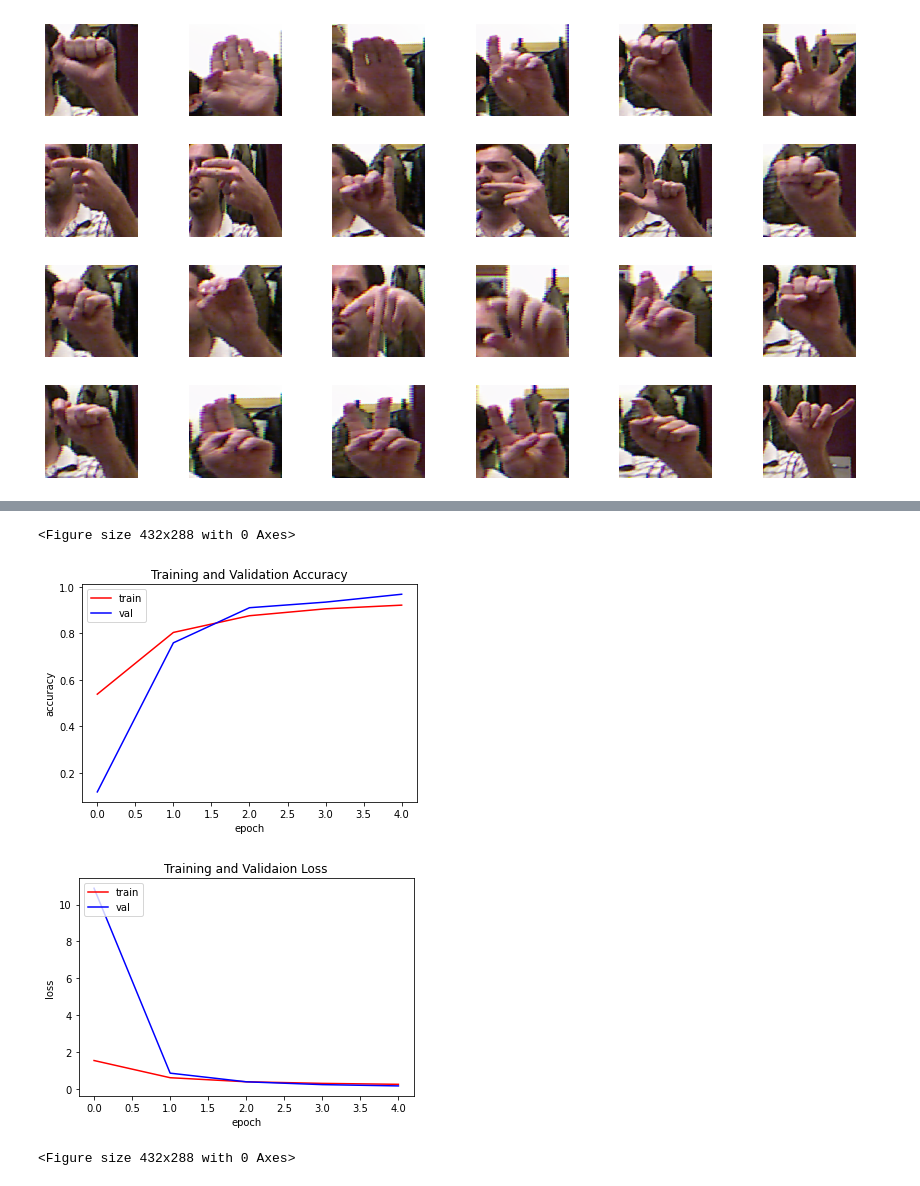
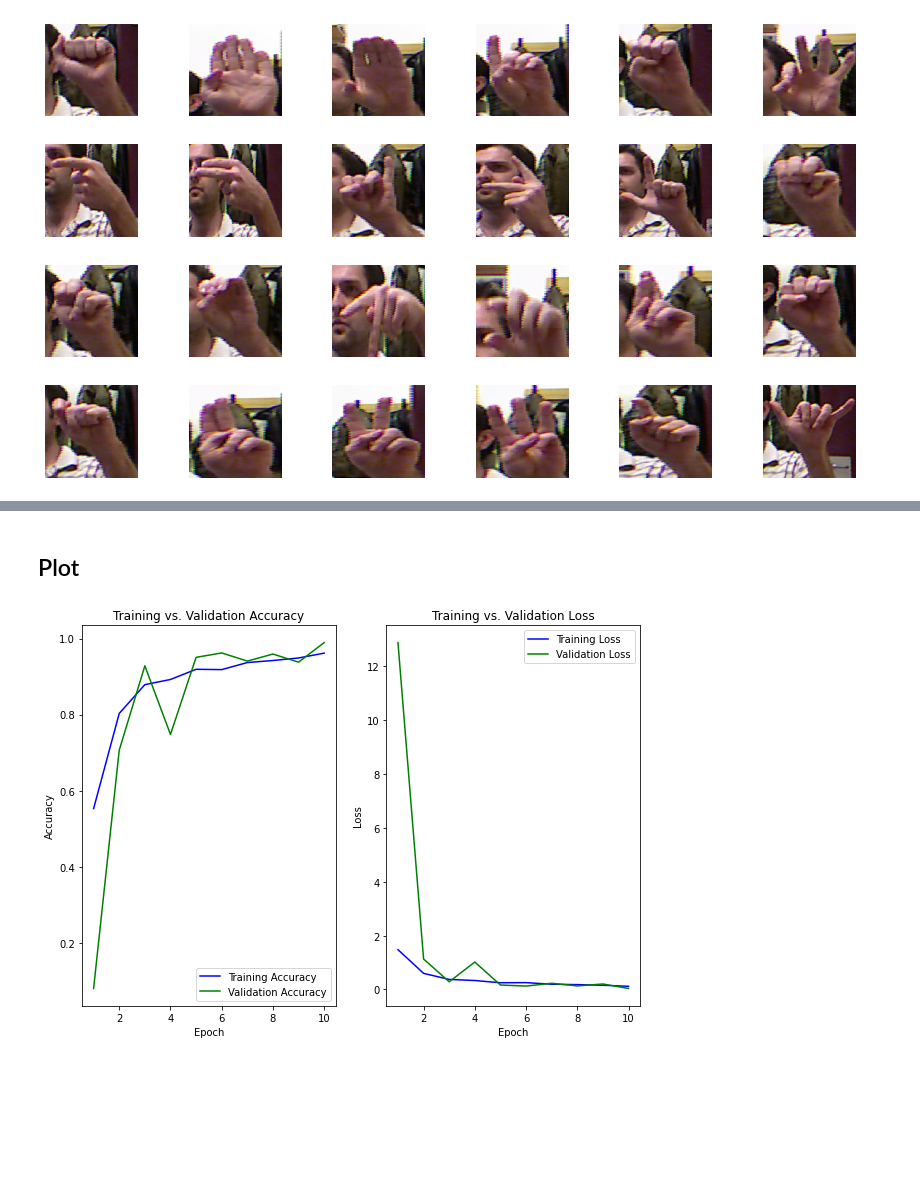
Before and after one commit to aemiralfath/BPML-Dicoding, a Jupyter notebook: Submission_3.ipynb, the cells around one changed output, grey strips where cells are left out. Saved outputs shown, nothing was run; the diff lists cells and outputs as text; code cells hidden in the pictures; blank space fills up the shorter version.

```diff
--- a/Submission_3.ipynb
+++ b/Submission_3.ipynb
@@ -90,5 +111,5 @@ print(label.shape)
 # %%
-df = pd.DataFrame({'image_path':image_path, 'label':label})
+df = pd.DataFrame({'image_path':image_train, 'label':label_train})
 df = df.sort_values(by=['image_path'])
 df.tail()
 # %% [output]
@@ -192,7 +234,7 @@ train_datagen = ImageDataGenerator(
     fill_mode='nearest'
 )
 
-test_datagen = ImageDataGenerator(
+val_datagen = ImageDataGenerator(
     rescale=1./255
 )
 # %%
@@ -248,13 +292,11 @@ train_generator = train_datagen.flow_from_dataframe(
     target_size=(128, 128)
 )
 
-test_generator = test_datagen.flow_from_dataframe(
-    dataframe=test_df,
+val_generator = val_datagen.flow_from_dataframe(
+    dataframe=val_df,
     x_col='image_path',
     y_col='label',
     batch_size=256,
-    seed=42,
-    shuffle=True,
     color_mode="rgb",
     class_mode="categorical",
     target_size=(128, 128)
@@ -338,9 +387,9 @@ history = model.fit(
     train_generator,
     steps_per_epoch=train_generator.n//256,
     epochs=epochs,
-    validation_data=test_generator,
-    validation_steps=test_generator.n//256,
-    callbacks=[earlystopping, learning_rate_reduction, callbacks]  # earlystopping, learning_rate_reduction, callbacks, lr_schedule
+    validation_data=val_generator,
+    validation_steps=val_generator.n//256,
+    callbacks=[earlystopping, learning_rate_reduction]  # earlystopping, learning_rate_reduction, callbacks, lr_schedule
 )
 # %% [output]
 Epoch 1/10
@@ -357,34 +412,38 @@ Epoch 5/10
+# %% [markdown]
+## Plot
 # %%
 %matplotlib inline
 
 # plt.semilogx(history.history["lr"], history.history["loss"])
 # plt.axis([lr, 1e+0, 0, 5])
 # plt.show()
 
 acc = history.history['accuracy']
 val_acc = history.history['val_accuracy']
+
 loss = history.history['loss']
 val_loss = history.history['val_loss']
 
-epochs = range(len(acc))
+epochs = range(1, len(acc) + 1)
 
-plt.plot(epochs, acc, 'r')
-plt.plot(epochs, val_acc, 'b')
-plt.title('Training and Validation Accuracy')
-plt.ylabel('accuracy')
-plt.xlabel('epoch')
-plt.legend(['train', 'val'], loc='upper left')
-plt.figure()
+plt.figure(figsize = (10, 7))
 
-plt.plot(epochs, loss, 'r')
-plt.plot(epochs, val_loss, 'b')
-plt.ylabel('loss')
-plt.xlabel('epoch')
-plt.legend(['train', 'val'], loc='upper left')
-plt.title('Training and Validaion Loss')
-plt.figure()
+plt.subplot(1,2,1)
+plt.plot(epochs, acc, c = 'b', label = 'Training Accuracy')
+plt.plot(epochs, val_acc, c = 'g', label = 'Validation Accuracy')
+plt.title('Training vs. Validation Accuracy')
+plt.xlabel('Epoch')
+plt.ylabel('Accuracy')
+plt.legend()
+
+plt.subplot(1,2,2)
+plt.plot(epochs, loss, c = 'b', label = 'Training Loss')
+plt.plot(epochs, val_loss, c = 'g', label = 'Validation Loss')
+plt.title('Training vs. Validation Loss')
+plt.xlabel('Epoch')
+plt.ylabel('Loss')
+plt.legend()
+
+plt.show()
 # %% [output]
-<Figure size 432x288 with 0 Axes>
-[figure, old version]
+[figure, new version]
-[figure, removed]
-<Figure size 432x288 with 0 Axes>
```
Also changed, not shown: parts of 27 cells of this notebook.
